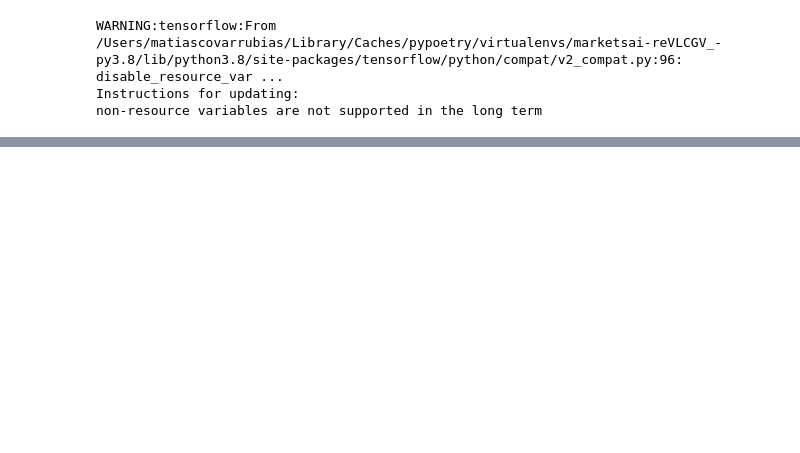
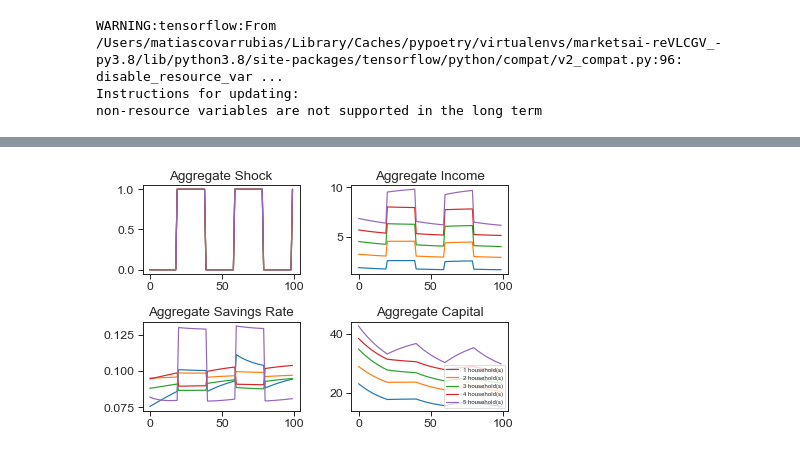
Before and after one commit to marketsAI/marketsAI, a Jupyter notebook: marketsai/economies/capital_mkts/analysis_capital_const_plan.ipynb, the cells around one changed output, grey strips where cells are left out. Saved outputs shown, nothing was run; the diff lists cells and outputs as text; code cells hidden in the pictures; blank space fills up the shorter version.

```diff
--- a/marketsai/economies/capital_mkts/analysis_capital_const_plan.ipynb
+++ b/marketsai/economies/capital_mkts/analysis_capital_const_plan.ipynb
@@ -23,7 +23,7 @@ non-resource variables are not supported in the long term
 
 """ GLOBAL CONFIGS """
 # Script Options
-FOR_PUBLIC = False  # for publication
+FOR_PUBLIC = True  # for publication
 SAVE_CSV = False  # save learning CSV
 PLOT_PROGRESS = True  # create plot with progress
 SIMUL_PERIODS = 10000
@@ -40,11 +40,14 @@ dir_policy_folder = (
 if FOR_PUBLIC:
     OUTPUT_PATH_EXPERS = "/Users/matiascovarrubias/Dropbox/RL_macro/Experiments/"
     OUTPUT_PATH_FIGURES = "/Users/matiascovarrubias/Dropbox/RL_macro/Documents/Figures/"
+    OUTPUT_PATH_TABLES = "/Users/matiascovarrubias/Dropbox/RL_macro/Documents/Tables/"
 else:
     OUTPUT_PATH_EXPERS = "/Users/matiascovarrubias/Dropbox/RL_macro/Experiments/ALL/"
     OUTPUT_PATH_FIGURES = (
         "/Users/matiascovarrubias/Dropbox/RL_macro/Documents/Figures/ALL/"
     )
+    OUTPUT_PATH_TABLES = "/Users/matiascovarrubias/Dropbox/RL_macro/Documents/Tables/"
+
 
 # Plot options
 sn.color_palette("Set2")
@@ -361,30 +418,32 @@ shutdown()
 # %%
 """ Step 3: Create aggregate plots"""
 
 x = [i for i in range(100)]
 plt.subplot(2, 2, 1)
 for i in range(len(n_agents_list)):
     sn.lineplot(x,shock_agg_list[i][:100], label = f"{i+1} household(s)", legend=0)
 plt.title("Aggregate Shock")
 
 plt.subplot(2, 2, 2)
 for i in range(len(n_agents_list)):
     sn.lineplot(x,y_agg_list[i][:100], label = f"{i+1} household(s)", legend=0)
 plt.title("Aggregate Income")
 
 plt.subplot(2, 2, 3)
 for i in range(len(n_agents_list)):
     sn.lineplot(x,s_agg_list[i][:100], label = f"{i+1} household(s)", legend=0)
 plt.title("Aggregate Savings Rate")
 
 plt.subplot(2, 2, 4)
 for i in range(len(n_agents_list)):
     sn.lineplot(x,k_agg_list[i][:100], label = f"{i+1} household(s)", legend=0)
 plt.title("Aggregate Capital")
 
 plt.tight_layout()
 handles, labels = plt.gca().get_legend_handles_labels()
 plt.legend(handles, labels, loc='lower right', prop={'size': 6})
 plt.savefig(OUTPUT_PATH_FIGURES + "SimAgg_" + exp_names[-1] + ".png")
-plt.clf
 plt.show()
+plt.close()
+# %% [output]
+[figure, added]
```
Also changed, not shown: parts of 10 cells of this notebook, 6 other files.
